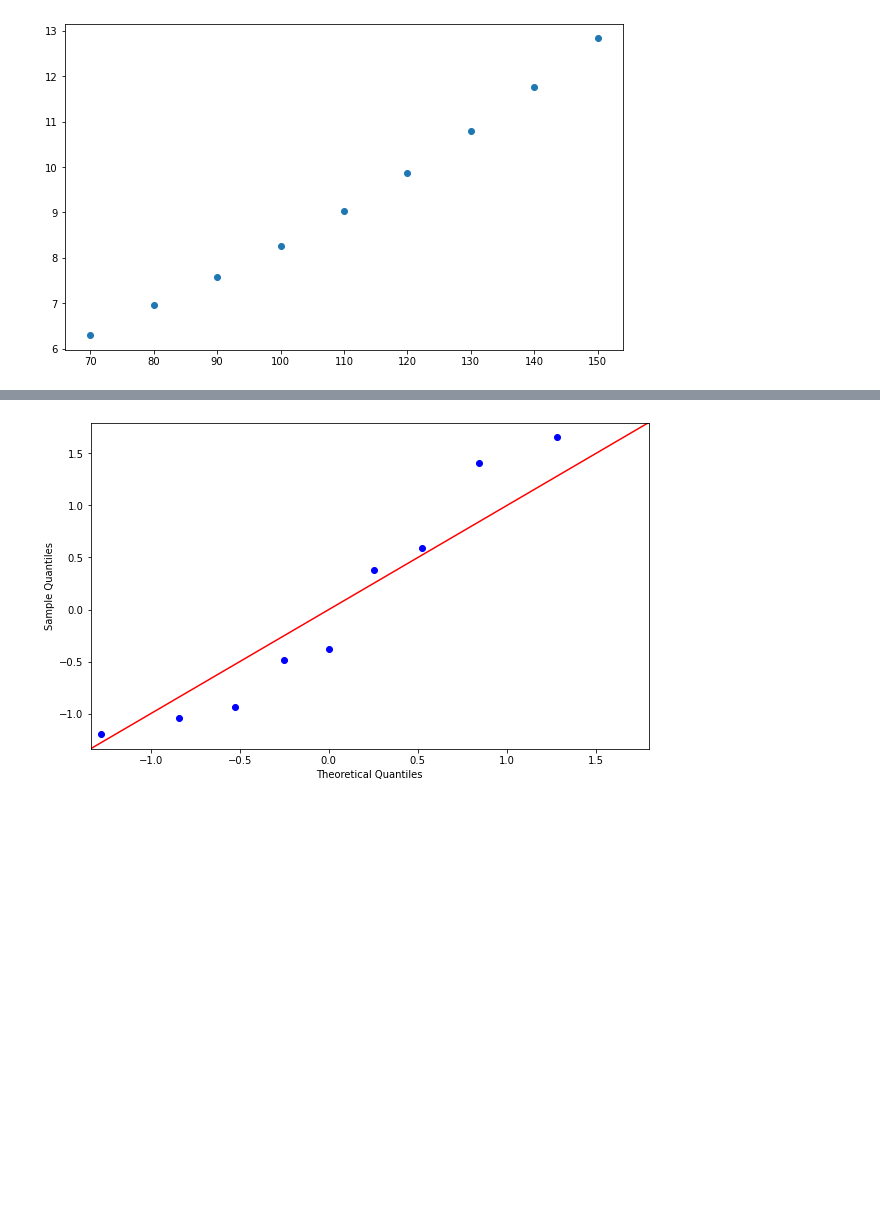
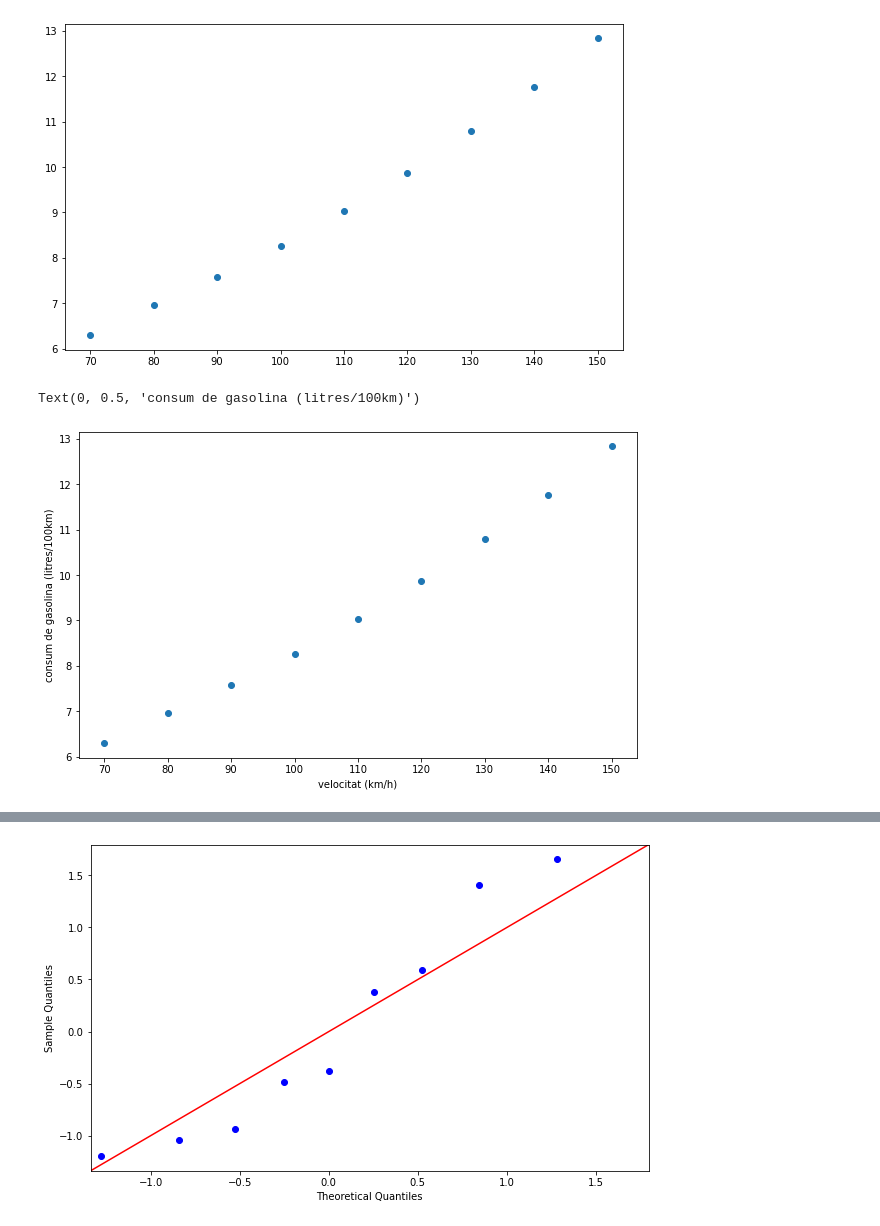
Before and after one commit to miquelcamprodon/sme-materials, a Jupyter notebook: 07-LinearModel.ipynb, the cells around one changed output, grey strips where cells are left out. Cells and saved outputs as stored; diff of their text form; code cells hidden in the pictures; blank space fills up the shorter version.

```diff
--- a/06-LinearModel.ipynb
+++ b/07-LinearModel.ipynb
@@ -376,6 +385,14 @@ plt.scatter(df_speed_subsample['speed'],df_speed_subsample['fuel'])
 # %% [output]
 <matplotlib.collections.PathCollection at 0x...>
 [figure]
+# %%
+fig, ax = plt.subplots()
+ax.scatter(df_speed_subsample['speed'],df_speed_subsample['fuel'])
+ax.set_xlabel('velocitat (km/h)')
+ax.set_ylabel('consum de gasolina (litres/100km)')
+# %% [output]
+Text(0, 0.5, 'consum de gasolina (litres/100km)')
+[figure, added]
 # %%
 mod = sm_formula.ols('fuel ~ 1 + speed', data=df_speed_subsample)
 res = mod.fit()
```
Also changed, not shown: parts of 9 cells of this notebook, 4 other files.
